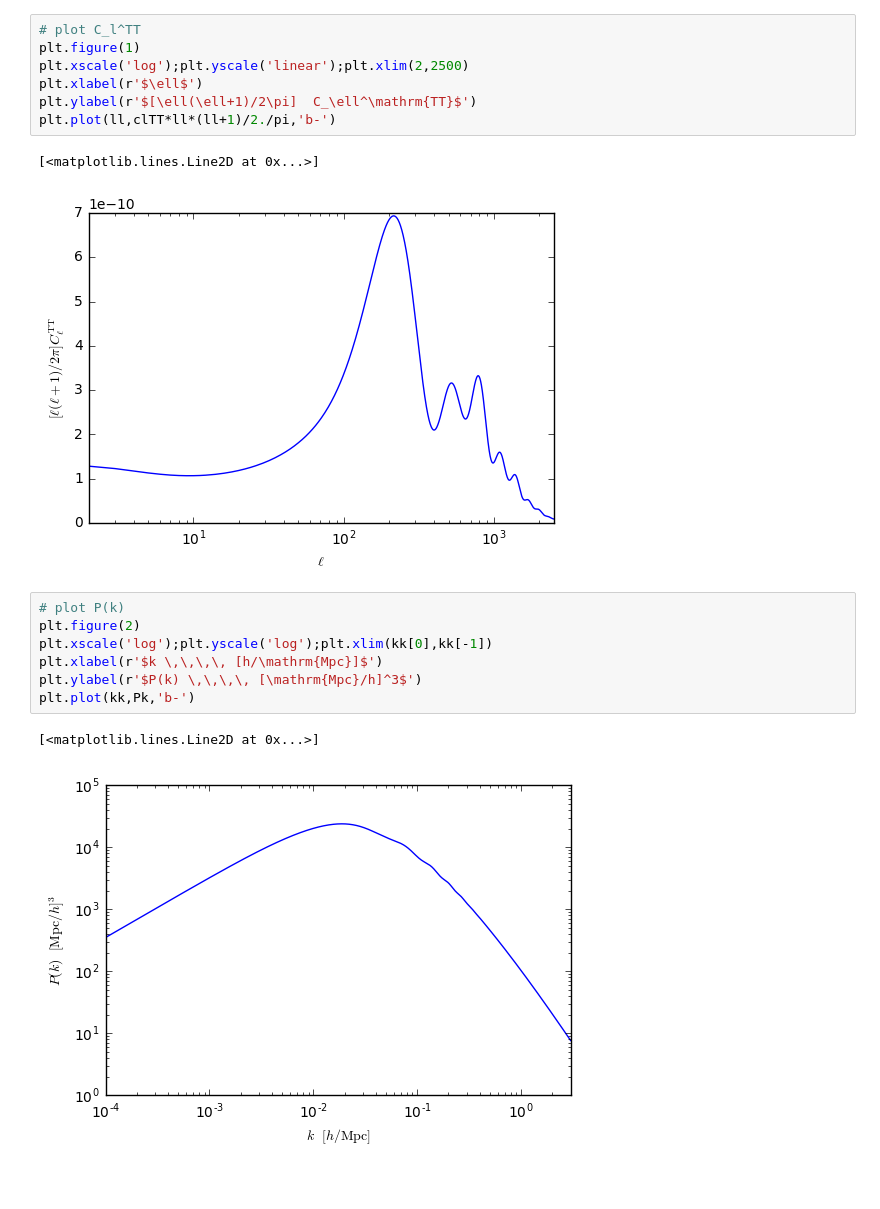
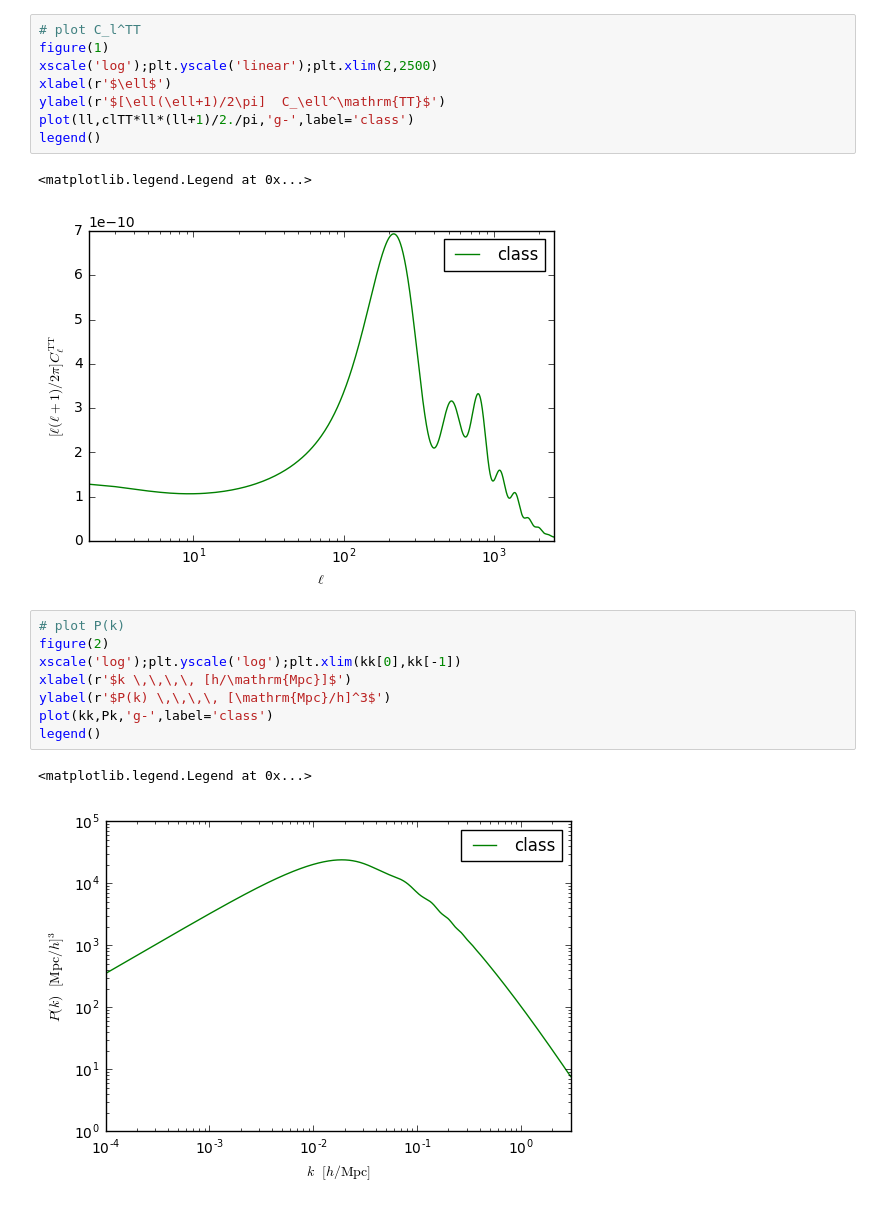
Before and after one commit to liuxx479/emudesgin, a Jupyter notebook: observables.ipynb, the cells around one changed output. Saved outputs shown, nothing was run; the diff lists cells and outputs as text.

```diff
--- a/observables.ipynb
+++ b/observables.ipynb
@@ -49,20 +82,22 @@ dict_keys(['pp', 'ell', 'bb', 'ee', 'tt', 'tp', 'te'])
 # %%
 # plot C_l^TT
-plt.figure(1)
-plt.xscale('log');plt.yscale('linear');plt.xlim(2,2500)
-plt.xlabel(r'$\ell$')
-plt.ylabel(r'$[\ell(\ell+1)/2\pi]  C_\ell^\mathrm{TT}$')
-plt.plot(ll,clTT*ll*(ll+1)/2./pi,'b-')
+figure(1)
+xscale('log');plt.yscale('linear');plt.xlim(2,2500)
+xlabel(r'$\ell$')
+ylabel(r'$[\ell(\ell+1)/2\pi]  C_\ell^\mathrm{TT}$')
+plot(ll,clTT*ll*(ll+1)/2./pi,'g-',label='class')
+legend()
 # %% [output]
-[<matplotlib.lines.Line2D at 0x...>]
+<matplotlib.legend.Legend at 0x...>
-[figure, old version]
+[figure, new version]
 # %%
 # plot P(k)
-plt.figure(2)
-plt.xscale('log');plt.yscale('log');plt.xlim(kk[0],kk[-1])
-plt.xlabel(r'$k \,\,\,\, [h/\mathrm{Mpc}]$')
-plt.ylabel(r'$P(k) \,\,\,\, [\mathrm{Mpc}/h]^3$')
-plt.plot(kk,Pk,'b-')
+figure(2)
+xscale('log');plt.yscale('log');plt.xlim(kk[0],kk[-1])
+xlabel(r'$k \,\,\,\, [h/\mathrm{Mpc}]$')
+ylabel(r'$P(k) \,\,\,\, [\mathrm{Mpc}/h]^3$')
+plot(kk,Pk,'g-',label='class')
+legend()
 # %% [output]
-[<matplotlib.lines.Line2D at 0x...>]
+<matplotlib.legend.Legend at 0x...>
-[figure, old version]
+[figure, new version]
```
Also changed, not shown: parts of 7 cells of this notebook.
